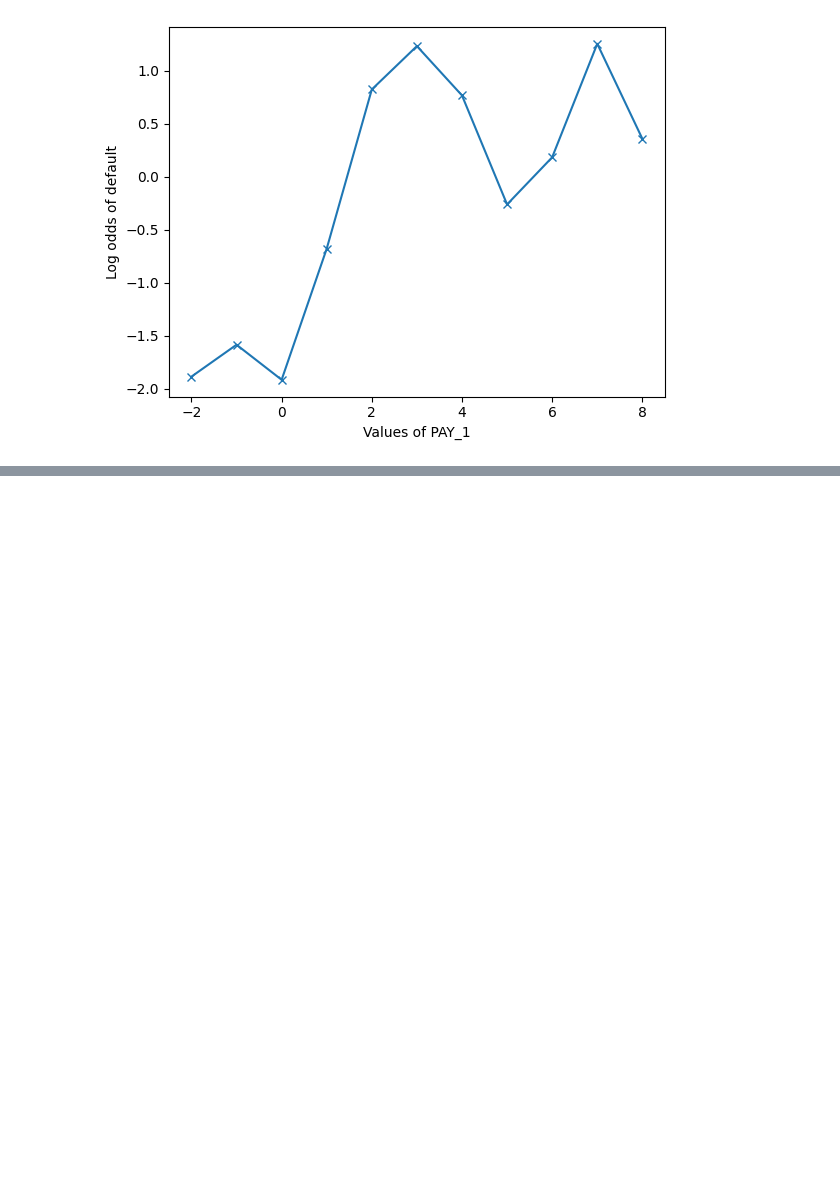
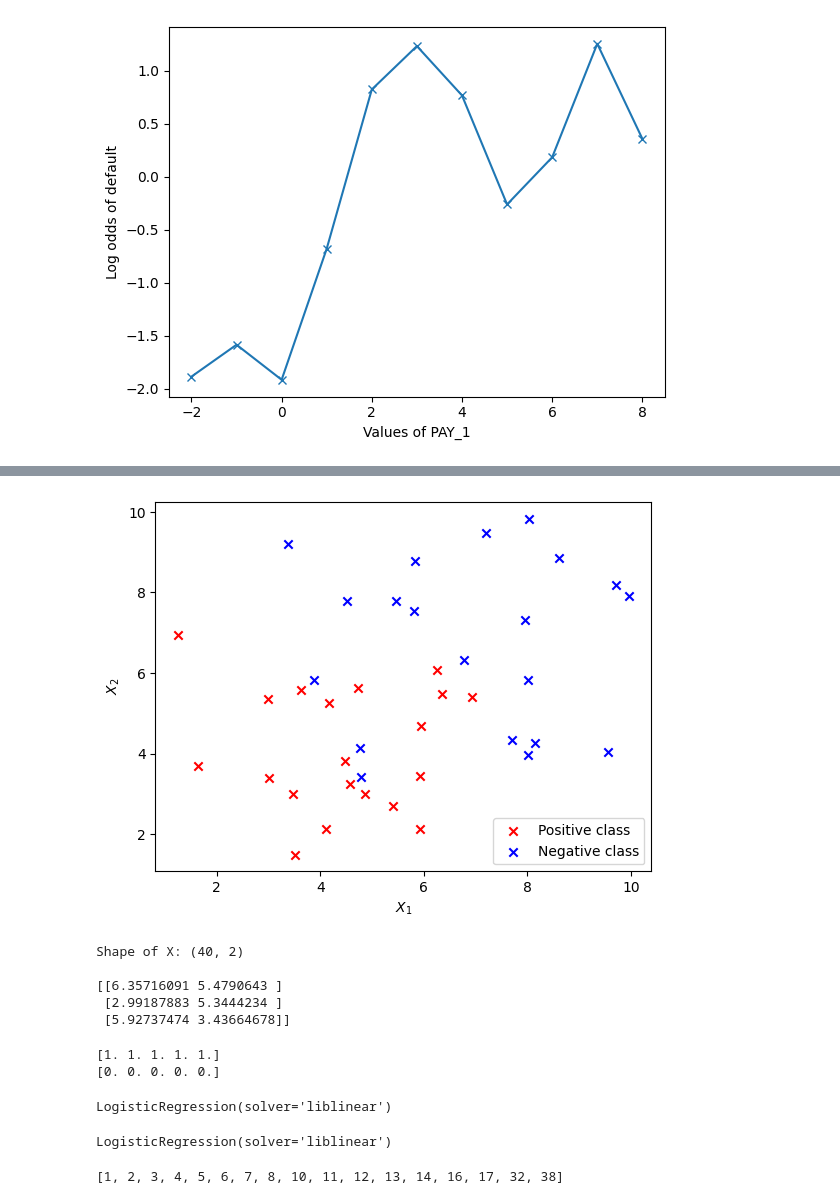
Before and after one commit to danzpy/book-data-science-projects-with-python, a Jupyter notebook: predicao-bons-pagadores.ipynb, the cells around one changed output, grey strips where cells are left out. Saved outputs shown, nothing was run; the diff lists cells and outputs as text; code cells hidden in the pictures; blank space fills up the shorter version.

Commit message:
Linear Decision Boundary of Logistic Regression

```diff
--- a/predicao-bons-pagadores.ipynb
+++ b/predicao-bons-pagadores.ipynb
@@ -787,0 +790,10 @@ plt.xlabel('Values of PAY_1');
+# %%
+np.random.seed(seed=6)
+X_1_pos = np.random.uniform(low=1, high=7, size=(20,1))
+print(X_1_pos[0:3])
+X_1_neg = np.random.uniform(low=3, high=10, size=(20,1))
+print(X_1_neg[0:3])
+X_2_pos = np.random.uniform(low=1, high=7, size=(20,1))
+print(X_1_pos[0:3])
+X_2_neg = np.random.uniform(low=3, high=10, size=(20,1))
+print(X_1_neg[0:3])
@@ -787,0 +813,44 @@ plt.xlabel('Values of PAY_1');
+# %%
+plt.scatter(X_1_pos, X_2_pos, color='red', marker='x')
+plt.scatter(X_1_neg, X_2_neg, color='blue', marker='x')
+plt.xlabel('$X_1$')
+plt.ylabel('$X_2$')
+plt.legend(['Positive class', 'Negative class']);
+# %% [output]
+[figure, added]
+# %%
+X = np.block([[X_1_pos, X_2_pos], [X_1_neg, X_2_neg]])
+
+print(f"Shape of X: {X.shape}\n")
+print(X[0:3])
+# %% [output]
+Shape of X: (40, 2)
+
+[[6.35716091 5.4790643 ]
+ [2.99187883 5.3444234 ]
+ [5.92737474 3.43664678]]
+# %%
+y = np.vstack((np.ones((20,1)), np.zeros((20,1)))).reshape(40,)
+print(y[0:5])
+print(y[-5:])
+# %% [output]
+[1. 1. 1. 1. 1.]
+[0. 0. 0. 0. 0.]
+# %%
+example_lr = LogisticRegression(solver='liblinear')
+example_lr
+# %% [output]
+LogisticRegression(solver='liblinear')
+# %%
+example_lr.fit(X, y)
+# %% [output]
+LogisticRegression(solver='liblinear')
+# %%
+y_pred = example_lr.predict(X)
+
+positive_indices = [counter for counter in range(len(y_pred)) if y_pred[counter]==1]
+negative_indices = [counter for counter in range(len(y_pred)) if y_pred[counter]==0]
+
+positive_indices
+# %% [output]
+[1, 2, 3, 4, 5, 6, 7, 8, 10, 11, 12, 13, 14, 16, 17, 32, 38]
```
Also changed, not shown: parts of 7 cells of this notebook.
